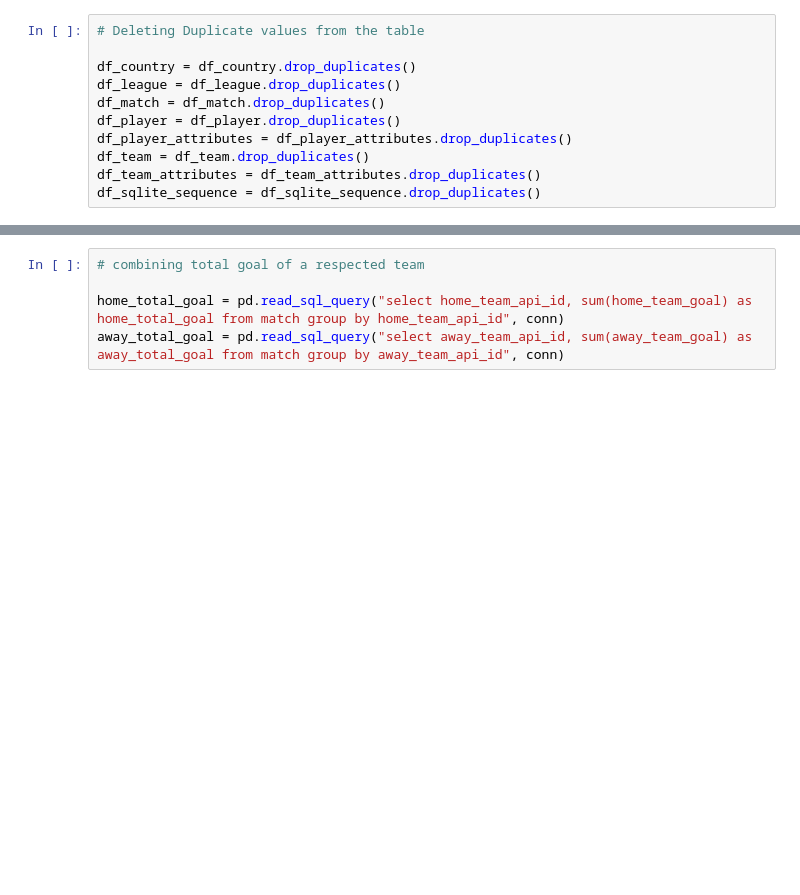
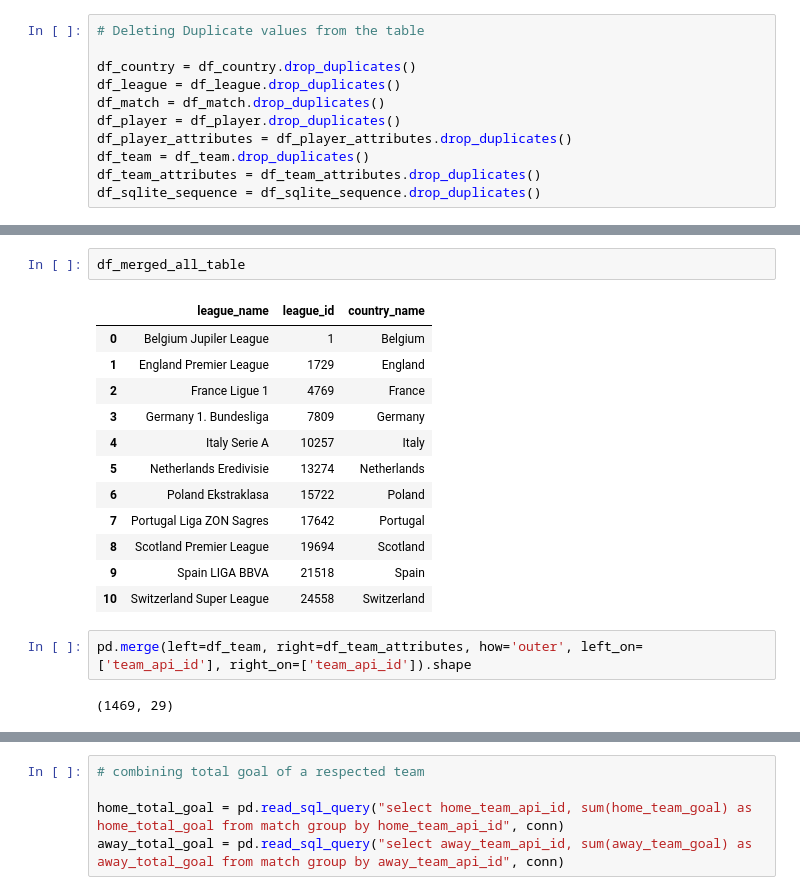
Before and after one commit to ravi7522/Football-Prediction, a Jupyter notebook: data_preprocessing_table_merge.ipynb, the cells around one changed output, grey strips where cells are left out. Cells and saved outputs as stored; diff of their text form; blank space fills up the shorter version.

```diff
--- a/data_preprocessing_table_merge.ipynb
+++ b/data_preprocessing_table_merge.ipynb
@@ -90,0 +45,19 @@ df_merged_all_table.drop_duplicates(inplace=True)
+# %%
+df_merged_all_table
+# %% [output]
+|  | league_name | league_id | country_name |
+| 0 | Belgium Jupiler League | 1 | Belgium |
+| 1 | England Premier League | 1729 | England |
+| 2 | France Ligue 1 | 4769 | France |
+| 3 | Germany 1. Bundesliga | 7809 | Germany |
+| 4 | Italy Serie A | 10257 | Italy |
+| 5 | Netherlands Eredivisie | 13274 | Netherlands |
+| 6 | Poland Ekstraklasa | 15722 | Poland |
+| 7 | Portugal Liga ZON Sagres | 17642 | Portugal |
+| 8 | Scotland Premier League | 19694 | Scotland |
+| 9 | Spain LIGA BBVA | 21518 | Spain |
+| 10 | Switzerland Super League | 24558 | Switzerland |
+# %%
+pd.merge(left=df_team, right=df_team_attributes, how='outer', left_on=['team_api_id'], right_on=['team_api_id']).shape
+# %% [output]
+(1469, 29)
```
Also changed, not shown: parts of 28 cells of this notebook, 1 other file.
